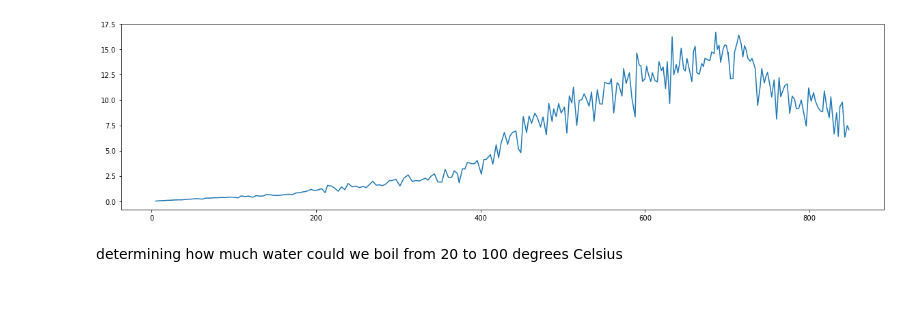
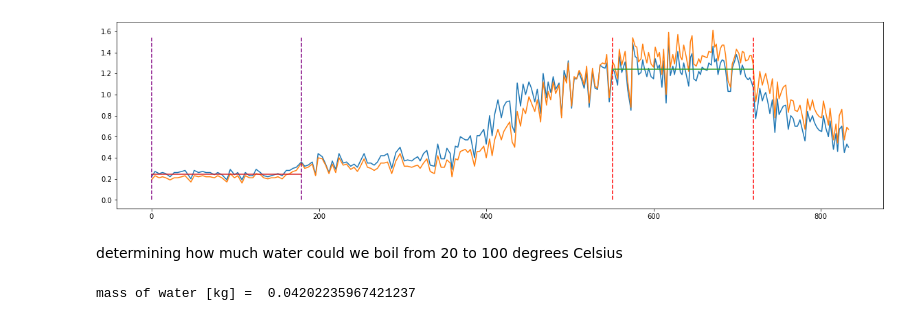
Before and after one commit to finem4n/energy-expenditure-science-labs, a Jupyter notebook: analysis.ipynb, the cells around one changed output. Cells and saved outputs as stored; diff of their text form; code cells hidden in the pictures.

```diff
--- a/analysis.ipynb
+++ b/analysis.ipynb
@@ -21,15 +21,21 @@ def get_sec(string):
 df["time"] = df["mm:ss"].apply(get_sec)
 # %%
 #nazwy do zmiany + ang
+
+# df2 = df.drop(df.iloc[3:]).copy()
+
+df.drop(df.iloc[0:3].index, inplace = True)
+
 df_spoczynek = df.iloc[3:41].copy() #ten slice do zmiany, bo trzeba sprawdzic w ktorym dokladnie momencie nastapila zmiana ruchu
 df_machanie = df.iloc[41:86].copy() # tak samo jak wyzej
 df_jazda = df.iloc[86:200].copy()
 df_luzne = df.iloc[200:len(df)].copy()
 
-df_array = [df_spoczynek, df_machanie, df_jazda, df_luzne]
+# df_array = [df, df_spoczynek, df_machanie, df_jazda, df_luzne]
+df_array = [df]
 
 for dataframe in df_array:
-    dataframe.reset_index(inplace=True)
+    dataframe.reset_index(inplace=True, drop=True)
 # %%
 # def delta_t(time):
 #     df["delta_t"][0] = 0
@@ -73,11 +58,17 @@ print(df_spoczynek.to_string())
 # %%
 
-df["time"].iloc[3:200] = df["time"].iloc[3:200] + df["time"].iloc[2]
-df["time"].iloc[200:] = df["time"].iloc[200:] + df["time"].iloc[199]
+# df["time"].iloc[3:200] = df["time"].iloc[3:200] + df["time"].iloc[2]
 
-df["min"] = df["time"]/60
-df["whole V02"] = df["VO2"]*df["min"]
-# print(df.to_string())
+df["time"].iloc[197:] = df["time"].iloc[197:] + df["time"].iloc[196]
+
+df.drop(197, inplace = True)
+df.reset_index(inplace=True, drop=True)
+# for i in range(0, len(df)-1):
+    # if df["time"][i+1] == df["time"][i]:
+        # df.drop(i+1)
+
+# df["min"] = df["time"]/60
+# df["whole V02"] = df["VO2"]*df["min"]
 # %% [output]
 A value is trying to be set on a copy of a slice from a DataFrame
 
@@ -86,18 +170,30 @@ See the caveats in the documentation: https://pandas.pydata.org/pandas-docs/stab
 # %%
 fig, ax = plt.subplots(figsize=(20, 5))
-# ax.plot(df["time"], df["VO2"], label="VO2")
-ax.plot(df["time"], df["whole V02"], label="VO2")
+ax.plot(df["time"], df["VO2"], label="VO2")
+ax.plot(df["time"], df["VCO2"], label="VCO2")
+# ax.plot(df["time"], df["whole V02"], label="VO2")
 # ax.plot(df["time"], df["VCO2"], label="VCO2")
+ax.plot([lewa,prawa],[srednieO2min,srednieO2min])
+ax.plot([tp_spoczynek,tk_spoczyhek],[spoczynek_srednieO2min,spoczynek_srednieO2min])
+
+
+ax.vlines(x=[tp_spoczynek,tk_spoczyhek], ymin=0, ymax=df["VO2"].max(), color="purple", linestyle="--")
+ax.vlines(x=[lewa,prawa], ymin=0, ymax=df["VO2"].max(), color="red", linestyle="--")
+
+fig.savefig("out/plot.jpg", dpi = 1200)
 
 plt.show()
 # %% [output]
-[figure, old version]
+[figure, new version]
 # %% [markdown]
 determining how much water could we boil from 20 to 100 degrees Celsius
 # %%
-energy = 1 #some random number # in jules
+energy = energia_wysilku * 1000 #in jules
 shc_water = 4189.9 # specific heat capacity of water in normal conditions
 Tmax = 100 # celsius
 Tmin = 20 # celsius
 
 mass_of_water = energy/(shc_water*(Tmax-Tmin))
+print("mass of water [kg] = ", mass_of_water)
+# %% [output]
+mass of water [kg] =  0.04202235967421237
```
Also changed, not shown: parts of 4 cells of this notebook, 1 other file.
